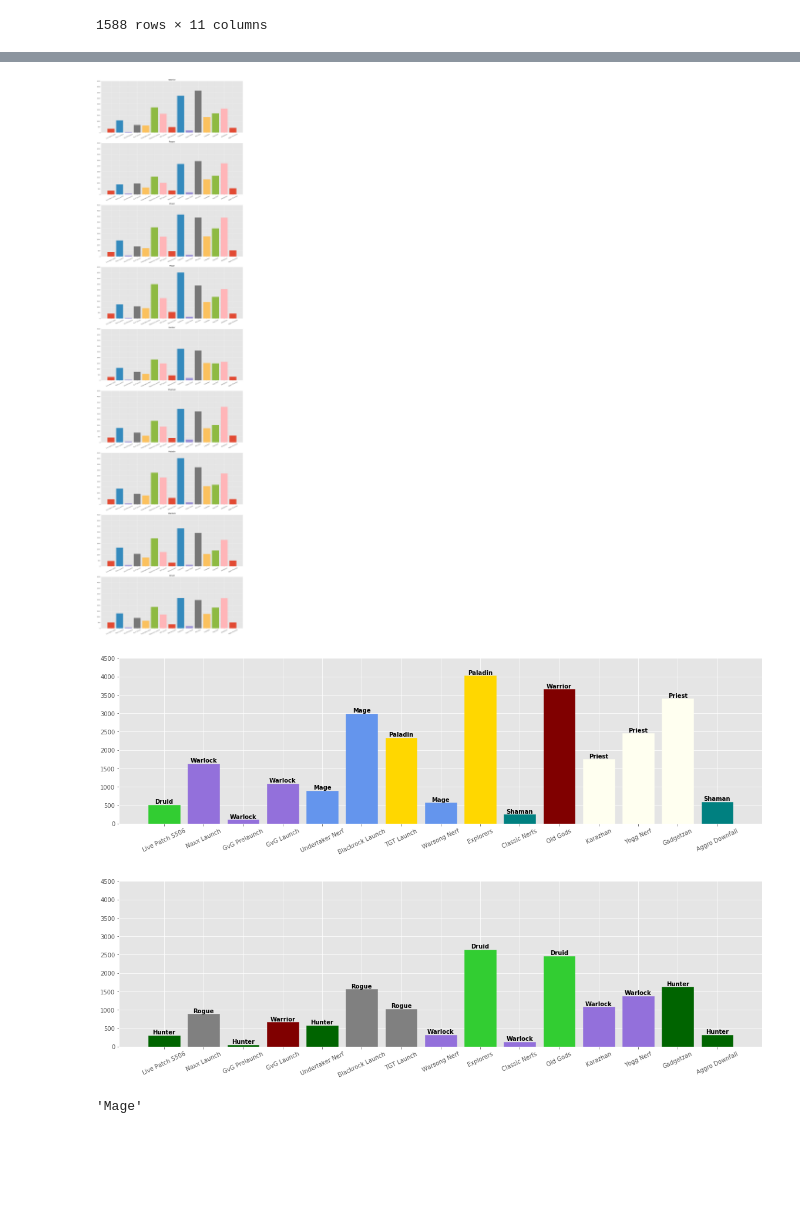
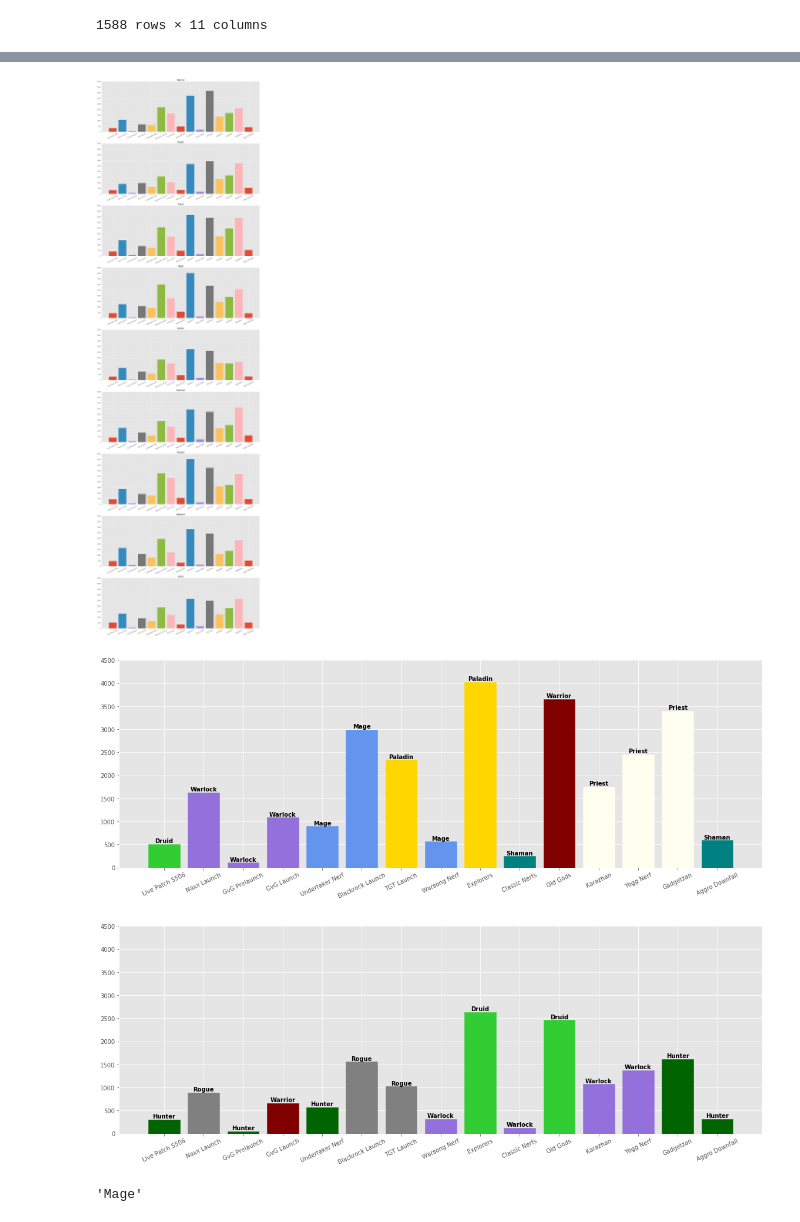
Before and after one commit to NJacobsohn/Hearthstone-Data-Analysis, a Jupyter notebook: EDA_plotting.ipynb, the cells around one changed output, grey strips where cells are left out. Cells and saved outputs as stored; diff of their text form; code cells hidden in the pictures; blank space fills up the shorter version.

```diff
--- a/EDA_plotting.ipynb
+++ b/EDA_plotting.ipynb
@@ -159,5 +170,5 @@ ax.plot(class_names, ranked_decks_2017.groupby('deck_class').agg({'deck_class' :
 # %%
-fig, ax = plt.subplots(figsize=(16,5))
+fig, ax = plt.subplots(figsize=(16,6))
 for patch in deck_set_event_list:
     ax.bar(patch, height=ranked_decks[ranked_decks['deck_set'] == patch].count()['date'])
     ax.set_xticks(np.arange(0, len(deck_set_event_list)))
@@ -185,5 +196,5 @@ for deck in class_names:
 # %%
-fig, ax = plt.subplots(figsize=(16,5))
+fig, ax = plt.subplots(figsize=(16,6))
 deck_condit = ranked_decks['deck_class'] == 'Mage'
 for patch in deck_set_event_list:
     patch_condit = ranked_decks['deck_set'] == patch
@@ -212,18 +221,18 @@ ax.set_xticklabels(deck_set_event_list, rotation=25)
 # %%
-fig, axs = plt.subplots(9, 1, figsize=(16,60))
+fig, axs = plt.subplots(9, 1, figsize=(16,54))
 for idx, ax in enumerate(axs.flatten()):
     for patch in deck_set_event_list:
         deck_condit = ranked_decks['deck_class'] == class_names[idx]
         patch_condit = ranked_decks['deck_set'] == patch
         ax.bar(patch, height=ranked_decks[deck_condit & patch_condit].count()['date'])
         ax.set_xticks(np.arange(0, len(deck_set_event_list)))
         ax.set_xticklabels(deck_set_event_list, rotation=25)
         ax.set_title(class_names[idx])
         ax.set_ylim(0, 4500)
 plt.tight_layout()
 plt.savefig("img/class_pop_per_patch.png")
 # %% [output]
-[figure, old version]
+[figure, new version]
 # %%
 class_pop_ls = []
 for cls in class_names:
@@ -251,7 +260,7 @@ for num in range(len(class_max)):
 class_max = [x[1] for x in class_max_name]
 class_name_max = [x[0] for x in class_max_name]
 # %%
-fig, ax = plt.subplots(figsize=(16,5))
+fig, ax = plt.subplots(figsize=(16,6))
 i=0
 for pair in class_max_name:
     patch = deck_set_event_list[i]
@@ -274,7 +283,7 @@ for rect, label in zip(rects, labels):
 plt.tight_layout()
 plt.savefig('img/most_popular_class_per_patch.png')
 # %% [output]
-[figure, old version]
+[figure, new version]
 # %%
 min_ls = []
 for col in deck_set_event_list:
@@ -291,7 +300,7 @@ for num in range(len(class_min)):
 class_min = [x[1] for x in class_min_name]
 class_name_min = [x[0] for x in class_min_name]
 # %%
-fig, ax = plt.subplots(figsize=(16,5))
+fig, ax = plt.subplots(figsize=(16,6))
 i=0
 for pair in class_min_name:
     patch = deck_set_event_list[i]
@@ -313,7 +322,7 @@ for rect, label in zip(rects, labels):
 plt.tight_layout()
 plt.savefig('img/least_popular_class_per_patch.png')
 # %% [output]
-[figure, old version]
+[figure, new version]
 # %%
 class_names[3]
 # %% [output]
```
Also changed, not shown: parts of 11 cells of this notebook, 7 other files.
